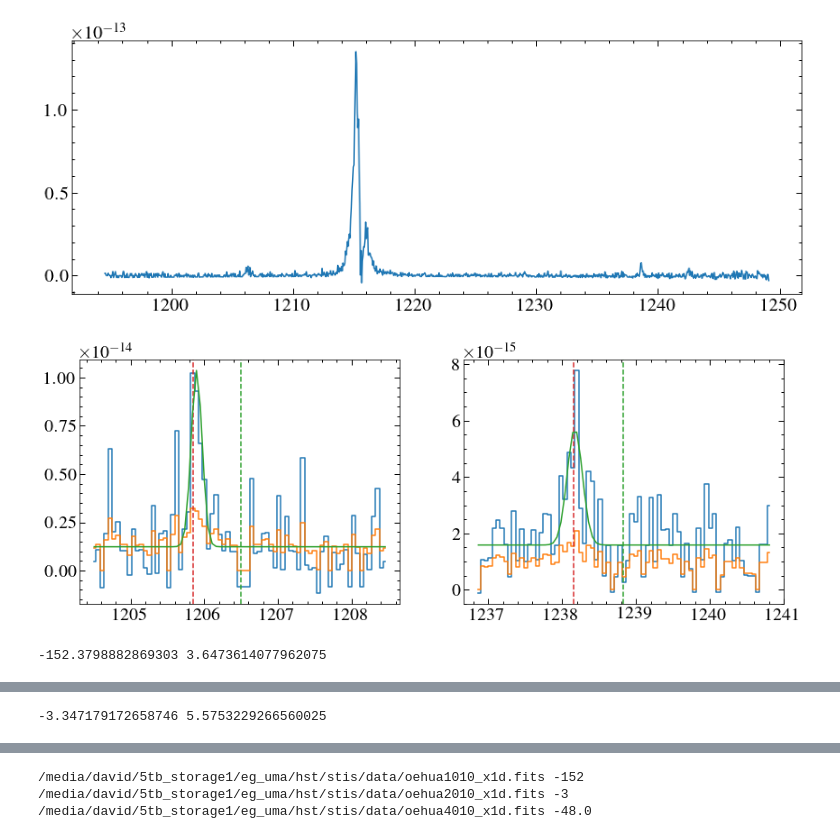
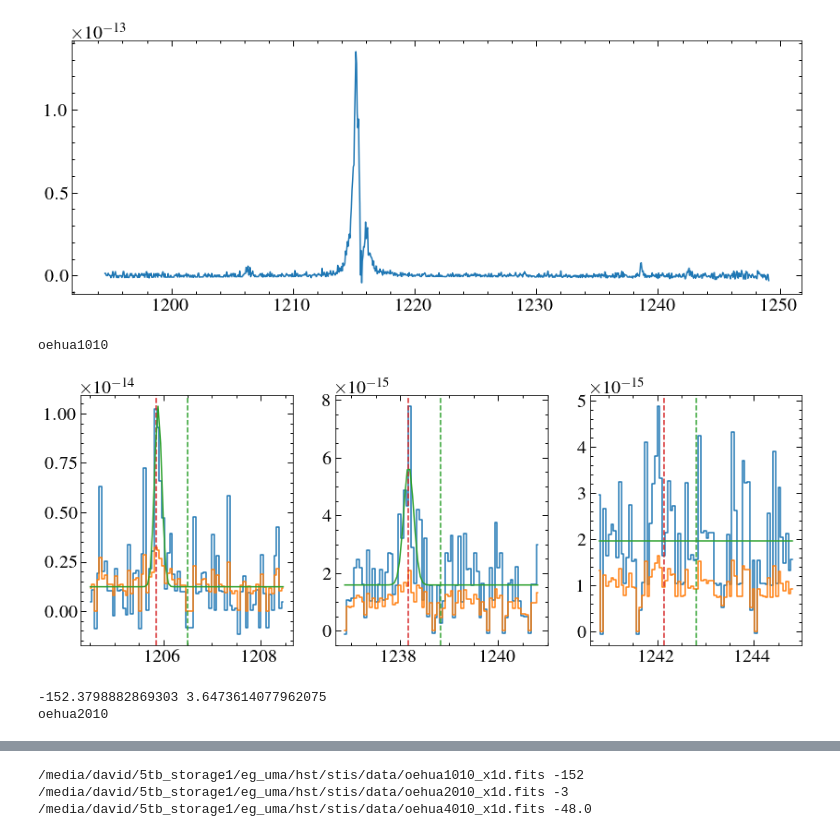
Before and after one commit to davidjwilson/pceb, a Jupyter notebook: eg_uma/eg_uma_stis_first_look.ipynb, the cells around one changed output, grey strips where cells are left out. Cells and saved outputs as stored; diff of their text form; code cells hidden in the pictures.

```diff
--- a/eg_uma/eg_uma_stis_first_look.ipynb
+++ b/eg_uma/eg_uma_stis_first_look.ipynb
@@ -165,11 +165,11 @@ def dv_average(dvs, es):
 deltavs = []
 deltav_errs = []
 
-line_fluxes = np.ndarray(shape=(len(x1ds), len(lines[:2])))
-line_errors = np.ndarray(shape=(len(x1ds), len(lines[:2])))
+line_fluxes = np.ndarray(shape=(len(x1ds), len(lines)))
+line_errors = np.ndarray(shape=(len(x1ds), len(lines)))
 
-line_dvs = np.ndarray(shape=(len(x1ds), len(lines[:2])))
-line_dves = np.ndarray(shape=(len(x1ds), len(lines[:2])))
+line_dvs = np.ndarray(shape=(len(x1ds), len(lines)))
+line_dves = np.ndarray(shape=(len(x1ds), len(lines)))
 
 dates = []
 v_helios = []
@@ -178,6 +178,7 @@ guess_dv = np.array([-160, 0, -60])*u.km/u.s
 for i, x in enumerate(x1ds):
     data = fits.getdata(x, 1)[0]
     hdr = fits.getheader(x, 1)
+    print(hdr['ROOTNAME'])
     tstart, tend = (hdr['EXPSTART']), (hdr['EXPEND']) #mjd
     v_helios.append(hdr['V_HELIO'])
     dates.append((tstart+tend)/2)
@@ -186,51 +187,79 @@ for i, x in enumerate(x1ds):
     stis_mask = (w < lines[0]-2) | (w > lines[0]+2) & (w < 1210) | (w > 1220) & (w < lines[1]-2) | (w > lines[1]+2) & (w < lines[2]-2) | (w > lines[2]+2)
     wi, fi, ei = w[stis_mask], f[stis_mask], e[stis_mask]
     poly_init = models.Polynomial1D(2)
     poly_fit =  fitting.LinearLSQFitter()(poly_init, wi, fi)#, weights = 1/ei)
  #   f = f - poly_fit(w)
 
     dvs = []
     dves = []
-    for j, line in enumerate(lines[:2]): #nv 1242 is only barely detected
-        plt.subplot(1, 2, j+1)
+    for j, line in enumerate(lines): #nv 1242 is only barely detected
+        plt.subplot(1, 3, j+1)
         guess_line = guess_dv[i].to(u.AA,  equivalencies=u.doppler_optical(line*u.AA)).value
 #         print(guess_line)
         mask = (w > line-2) & (w < line+2)
         wline, fline, eline = w[mask], f[mask], e[mask]
         plt.step(wline, fline, where='mid')
         plt.step(wline, eline, where='mid')
         plt.axvline(line, ls='--', c='C2')
         plt.axvline(guess_line, ls='--', c='C3')
         gg_init = models.Const1D(0)+models.Gaussian1D(1e-14, guess_line, 0.1)
         gg_fit = fitter(gg_init, wline, fline, maxiter=100000)
       #  print(gg_fit)
-        fit_e = np.sqrt(np.diag(fitter.fit_info['param_cov']))
+#         fit_e = np.sqrt(np.diag(fitter.fit_info['param_cov']))
        # print(fit_e)
         plt.plot(wline, gg_fit(wline))
-        obs_line = gg_fit[1].mean.value*u.AA
-        dv = obs_line.to(u.km/u.s,  equivalencies=u.doppler_optical(line*u.AA))
-       # print(fit_e)
-        eup = (obs_line+fit_e[2]*u.AA).to(u.km/u.s,  equivalencies=u.doppler_optical(line*u.AA))
-        edo = (obs_line-fit_e[2]*u.AA).to(u.km/u.s,  equivalencies=u.doppler_optical(line*u.AA))
-        dve= np.mean([abs(dv-eup).value, abs(dv-edo).value])*u.km/u.s
-#         print(dv, dve)
-        dvs.append(dv.value)
-        dves.append(dve.value)
+        rest_lam = line*u.AA
+        obs_lam = gg_fit[1].mean*u.AA
+        dv = obs_lam.to(u.km/u.s,  equivalencies=u.doppler_optical(rest_lam))
 
-        line_flux, line_fluxerr = gauss_flux(gg_fit[1].amplitude, gg_fit[1].stddev, gg_fit[0].amplitude, fit_e[1], fit_e[3], fit_e[0])
-       # print(line_flux, line_fluxerr)
-        line_fluxes[i, j] = line_flux
-        line_errors[i, j] = line_fluxerr
-        line_dvs[i, j] = dv.value
-        line_dves[i, j] = dve.value
+        if type(fitter.fit_info['param_cov']) == np.ndarray:
+            fit_e = np.sqrt(np.diag(fitter.fit_info['param_cov']))
+            off, oe = gg_fit[0].amplitude, fit_e[0]
+            amp, ae = gg_fit[1].amplitude, fit_e[1],
+            std, se = gg_fit[1].stddev, fit_e[2]
+            f_l, e_l = gauss_flux(amp, std, off, ae, se, oe)
+
+            eup = (obs_lam+fit_e[2]*u.AA).to(u.km/u.s,  equivalencies=u.doppler_optical(rest_lam))
+            edo = (obs_lam-fit_e[2]*u.AA).to(u.km/u.s,  equivalencies=u.doppler_optical(rest_lam))
+            dve= np.mean([abs(dv-eup).value, abs(dv-edo).value])*u.km/u.s
+            line_fluxes[i, j] = f_l
+            line_errors[i, j] = e_l
+            line_dvs[i, j] = dv.value
+            line_dves[i, j] = dve.value
+
+
+        else:
+            line_fluxes[i, j] = -1.0
+            line_errors[i, j] = -1.0
+            line_dvs[i, j] = -1.0
+            line_dves[i, j] = -1.0
+
+#         obs_line = gg_fit[1].mean.value*u.AA
+#         dv = obs_line.to(u.km/u.s,  equivalencies=u.doppler_optical(line*u.AA))
+#        # print(fit_e)
+#         eup = (obs_line+fit_e[2]*u.AA).to(u.km/u.s,  equivalencies=u.doppler_optical(line*u.AA))
+#         edo = (obs_line-fit_e[2]*u.AA).to(u.km/u.s,  equivalencies=u.doppler_optical(line*u.AA))
+#         dve= np.mean([abs(dv-eup).value, abs(dv-edo).value])*u.km/u.s
+# #         print(dv, dve)
+#         dvs.append(dv.value)
+#         dves.append(dve.value)
+
+#         line_flux, line_fluxerr = gauss_flux(gg_fit[1].amplitude, gg_fit[1].stddev, gg_fit[0].amplitude, fit_e[1], fit_e[3], fit_e[0])
+#        # print(line_flux, line_fluxerr)
+#         line_fluxes[i, j] = line_flux
+#         line_errors[i, j] = line_fluxerr
+#         line_dvs[i, j] = dv.value
+#         line_dves[i, j] = dve.value
       #  print(line_fluxes)
     plt.show()
-    dv_spec, dve_spec = dv_average(np.array(dvs), np.array(dves))
+    dv_spec, dve_spec = dv_average(line_dvs[i][line_dvs[i]!=-1.0], line_dves[i][line_dvs[i]!=-1.0])
     deltavs.append(dv_spec)
     deltav_errs.append(dve_spec)
     print(dv_spec, dve_spec)
 
 dates, deltavs, deltav_errs = np.array(dates), np.array(deltavs), np.array(deltav_errs)
 # %% [output]
+oehua1010
-[figure, old version]
+[figure, new version]
--152.3798882869303 3.6473614077962075
+-152.3798882869303 3.6473614077962075
+oehua2010
@@ -238 +266,0 @@ dates, deltavs, deltav_errs = np.array(dates), np.array(deltavs), np.array(delta
--3.347179172658746 5.5753229266560025
```
Also changed, not shown: parts of 3 cells of this notebook, 18 other files.
